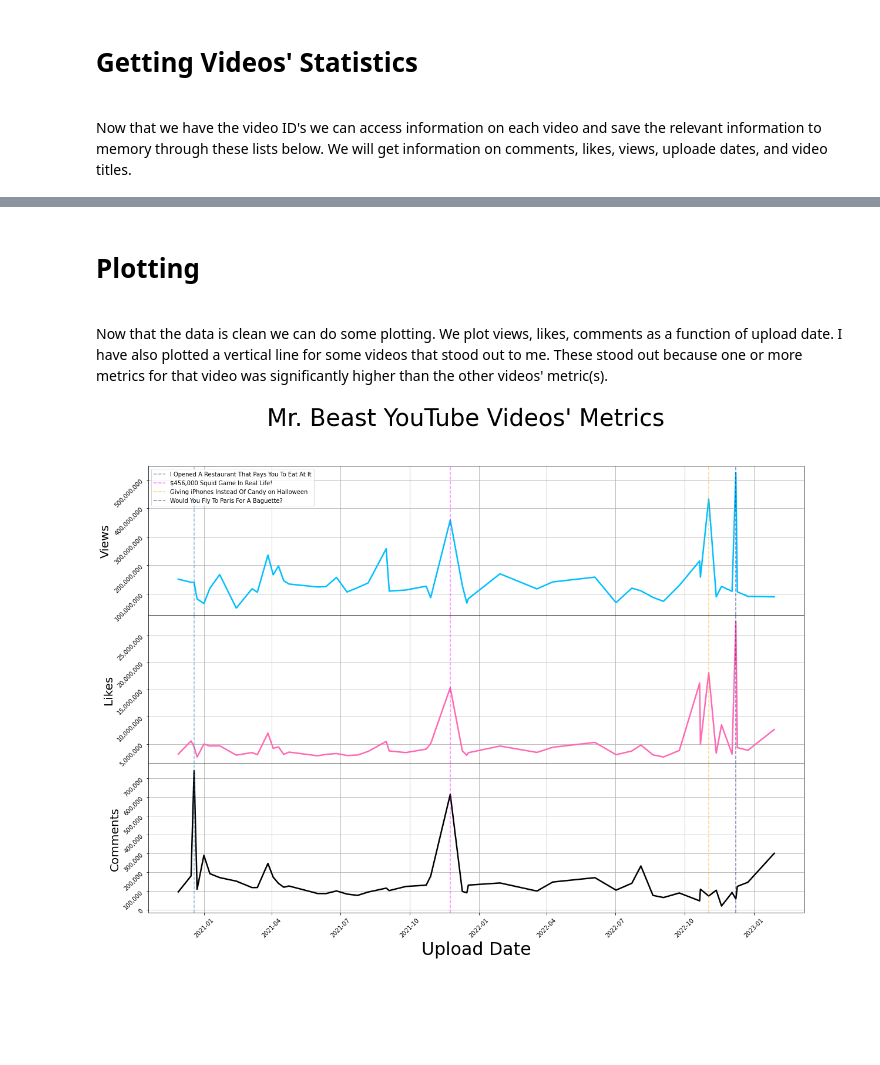
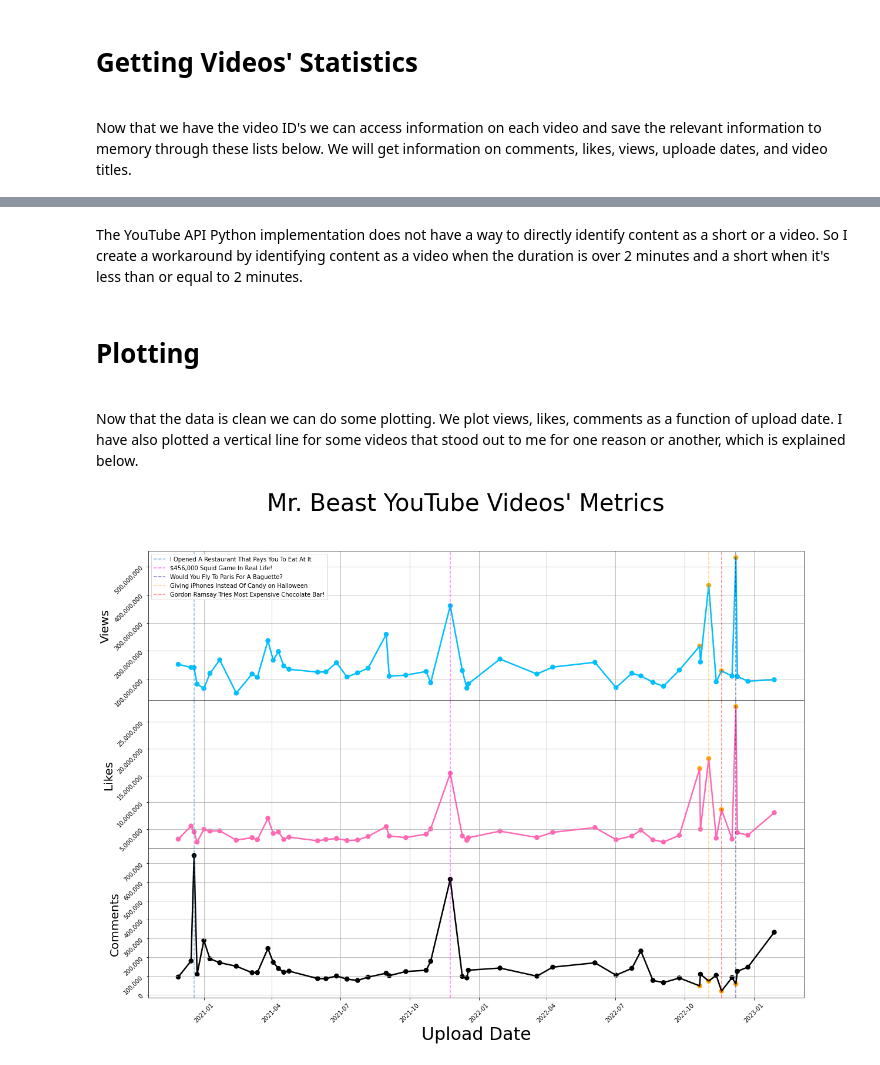
Before and after one commit to GitErickL/MrBeast-YouTube-API, a Jupyter notebook: YouTube_API.ipynb, the cells around one changed output, grey strips where cells are left out. Cells and saved outputs as stored; diff of their text form; code cells hidden in the pictures; blank space fills up the shorter version.

Commit message:
added youtube shorts content.

```diff
--- a/YouTube_API.ipynb
+++ b/YouTube_API.ipynb
@@ -94,3 +97,25 @@ df = pd.DataFrame(data = {'titles' : titles,
+# %%
+#the length of the video has a weird formatting so I write this function
+# to change it to a timedelta object
+def convert_weird_time(length):
+    time_str = length[2:]
+
+    if "M" in time_str:
+        minutes = int(time_str[:time_str.index("M")])
+        seconds = int(time_str[time_str.index("M") + 1 :time_str.index("S")])
+
+        return(datetime.timedelta(minutes = minutes, seconds = seconds))
+
+    else:
+        seconds = int(time_str[:time_str.index("S")])
+        return(datetime.timedelta(seconds = seconds))
+# %%
+#Now we change the duration of the video to a timedelta object and assign
+df["duration"] = df["duration"].apply(lambda x : convert_weird_time(x))
+# %% [markdown]
+The YouTube API Python implementation does not have a way to directly identify content as a short or a video. So I create a workaround by identifying content as a video when the duration is over 2 minutes and a short when it's less than or equal to 2 minutes.
+# %%
+df["video or short"] = df["duration"].apply(lambda x : "video" if x > datetime.timedelta(minutes = 2) else "short" )
 # %%
 #For some reason these metrics are in a string format so we conver to float
 df["views"] = df["views"].apply(lambda x : float(x))
@@ -99,54 +124,56 @@ df["likes"] = df["likes"].apply(lambda x : float(x))
 # %% [markdown]
 # Plotting
 <br>
-Now that the data is clean we can do some plotting. We plot views, likes, comments as a function of upload date. I have also plotted a vertical line for some videos that stood out to me. These stood out because one or more metrics for that video was significantly higher than the other videos' metric(s).
+Now that the data is clean we can do some plotting. We plot views, likes, comments as a function of upload date. I have also plotted a vertical line for some videos that stood out to me for one reason or another, which is explained below.
 # %%
+#A bunch of taped-together plotting code to make the data look nice.
+#Tableau is a much better software for down-to-earth plots such as the one below
+views_color = list(df["video or short"].apply(lambda x : "orange" if x == "short" else "deepskyblue"))
+likes_color = list(df["video or short"].apply(lambda x : "orange" if x == "short" else "hotpink"))
+comments_color = list(df["video or short"].apply(lambda x : "orange" if x == "short" else "black"))
+
 fig, axs = plt.subplots(nrows = 3, figsize = (20,14), sharex=True)
 
-axs[0].plot(df["datetimes"], df["views"], color = "deepskyblue", lw = 2.5)
+
+axs[0].plot(df["datetime"], df["views"], color = "deepskyblue", lw = 2.5)
+axs[0].scatter(df["datetime"], df["views"], color = views_color, lw = 2.5)
 axs[0].yaxis.set_major_formatter(mpl.ticker.StrMethodFormatter('{x:,.0f}'))
 axs[0].tick_params(labelrotation=45)
 axs[0].set_ylabel("Views", fontsize = 20)
 
-axs[1].plot(df["datetimes"], df["likes"], color = "hotpink", lw = 2.5)
+axs[1].plot(df["datetime"], df["likes"], color = "hotpink", lw = 2.5)
+axs[1].scatter(df["datetime"], df["likes"], color = likes_color, lw = 2.5)
 axs[1].yaxis.set_major_formatter(mpl.ticker.StrMethodFormatter('{x:,.0f}'))
 axs[1].tick_params(labelrotation=45)
 axs[1].set_ylabel("Likes", fontsize = 20)
 
-axs[2].plot(df["datetimes"], df["comments"], color = "black", lw = 2.5)
+axs[2].plot(df["datetime"], df["comments"], color = "black", lw = 2.5)
+axs[2].scatter(df["datetime"], df["comments"], color = comments_color, lw = 2.5)
 axs[2].yaxis.set_major_formatter(mpl.ticker.StrMethodFormatter('{x:,.0f}'))
 axs[2].tick_params(labelrotation=45)
 axs[2].set_ylabel("Comments", fontsize = 20)
 
+
+for i in range(len(axs)):
+    axs[i].axvline(x = df.loc[47,"datetime"], label = "I Opened A Restaurant That Pays You To Eat At It", alpha = .5, linestyle = "--")
+    axs[i].axvline(x = df.loc[23, "datetime"], label = '$456,000 Squid Game In Real Life!', color = "fuchsia", linestyle = "--", alpha = .5)
+    axs[i].axvline(x = df.loc[3, "datetime"],  label = "Would You Fly To Paris For A Baguette?", color = "navy", alpha = .5, linestyle = "--")
+    axs[i].axvline(x = df.loc[7, "datetime"],  label = "Giving iPhones Instead Of Candy on Halloween", color = "orange", alpha = .5, linestyle = "--")
+    axs[i].axvline(x = df.loc[5, "datetime"],  label = "Gordon Ramsay Tries Most Expensive Chocolate Bar!", color = "red", alpha = .5, linestyle = "--")
+
+
 axs[0].grid()
 axs[1].grid()
 axs[2].grid()
-
-axs[0].axvline(x = df.loc[47,"datetimes"], label = "I Opened A Restaurant That Pays You To Eat At It", alpha = .5, linestyle = "--")
-axs[1].axvline(x = df.loc[47,"datetimes"], label = "I Opened A Restaurant That Pays You To Eat At It", alpha = .5, linestyle = "--")
-axs[2].axvline(x = df.loc[47,"datetimes"], label = "I Opened A Restaurant That Pays You To Eat At It", alpha = .5, linestyle = "--")
-
-axs[0].axvline(x = df.loc[23, "datetimes"], label = '$456,000 Squid Game In Real Life!', color = "fuchsia", linestyle = "--", alpha = .5)
-axs[1].axvline(x = df.loc[23, "datetimes"], label = '$456,000 Squid Game In Real Life!', color = "fuchsia", linestyle = "--", alpha = .5)
-axs[2].axvline(x = df.loc[23, "datetimes"], label = '$456,000 Squid Game In Real Life!', color = "fuchsia", linestyle = "--", alpha = .5)
-
-axs[0].axvline(x = df.loc[7, "datetimes"],  label = "Giving iPhones Instead Of Candy on Halloween", color = "orange", alpha = .5, linestyle = "--")
-axs[1].axvline(x = df.loc[7, "datetimes"],  label = "Giving iPhones Instead Of Candy on Halloween", color = "orange", alpha = .5, linestyle = "--")
-axs[2].axvline(x = df.loc[7, "datetimes"],  label = "Giving iPhones Instead Of Candy on Halloween", color = "orange", alpha = .5, linestyle = "--")
-
-axs[0].axvline(x = df.loc[3, "datetimes"],  label = "Would You Fly To Paris For A Baguette?", color = "navy", alpha = .5, linestyle = "--")
-axs[1].axvline(x = df.loc[3, "datetimes"],  label = "Would You Fly To Paris For A Baguette?", color = "navy", alpha = .5, linestyle = "--")
-axs[2].axvline(x = df.loc[3, "datetimes"],  label = "Would You Fly To Paris For A Baguette?", color = "navy", alpha = .5, linestyle = "--")
-
-
 
 axs[0].legend(loc = "best")
 
 axs[2].set_xlabel("Upload Date", fontsize = 30)
 
 plt.subplots_adjust(wspace=0, hspace=0)
 fig.suptitle("Mr. Beast YouTube Videos' Metrics", fontsize=40)
 
+#Save as png file. For a better view of the plot please look at png file.
 plt.savefig("mrbeast.png")
 # %% [output]
-[figure, old version]
+[figure, new version]
```
Also changed, not shown: parts of 19 cells of this notebook, 1 other file.
